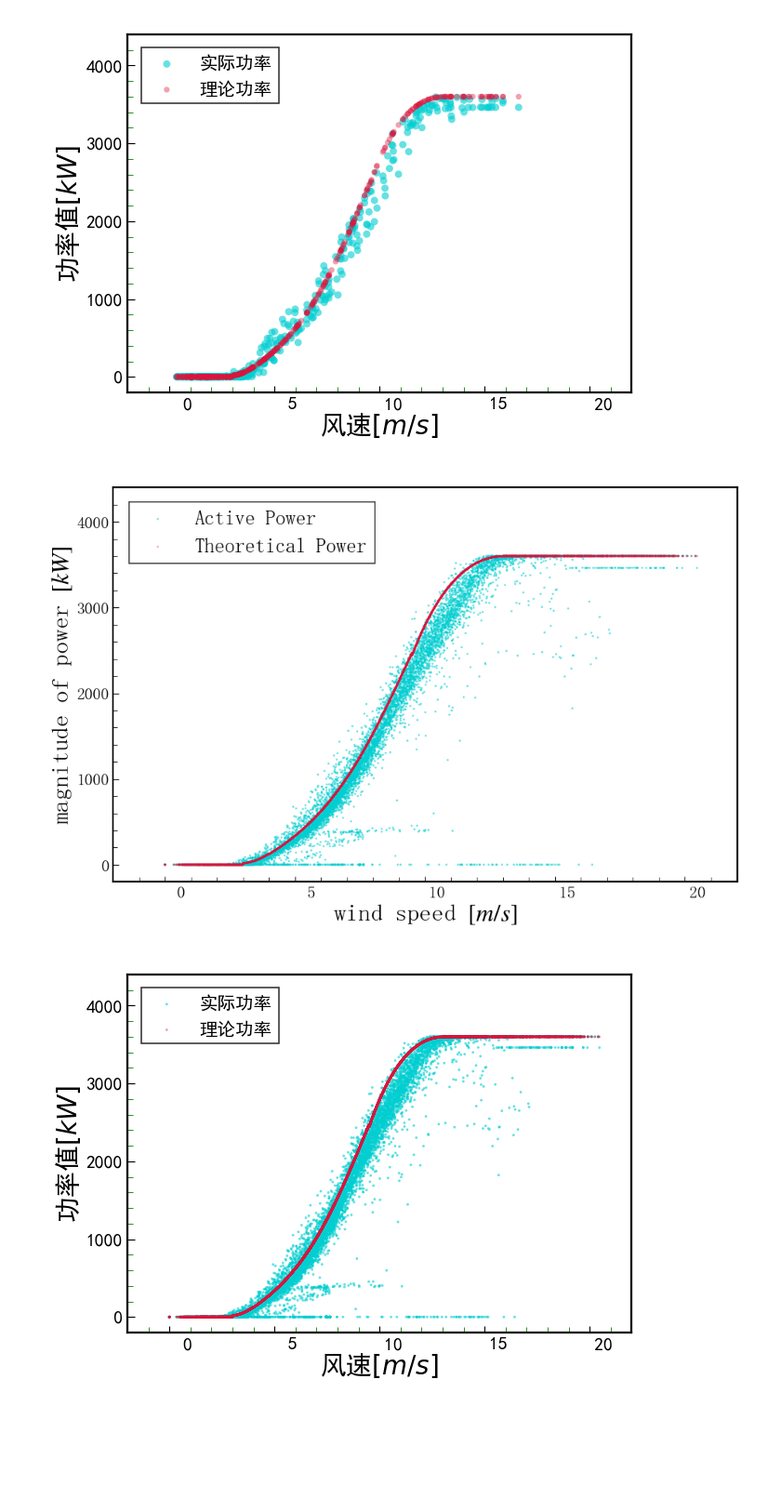
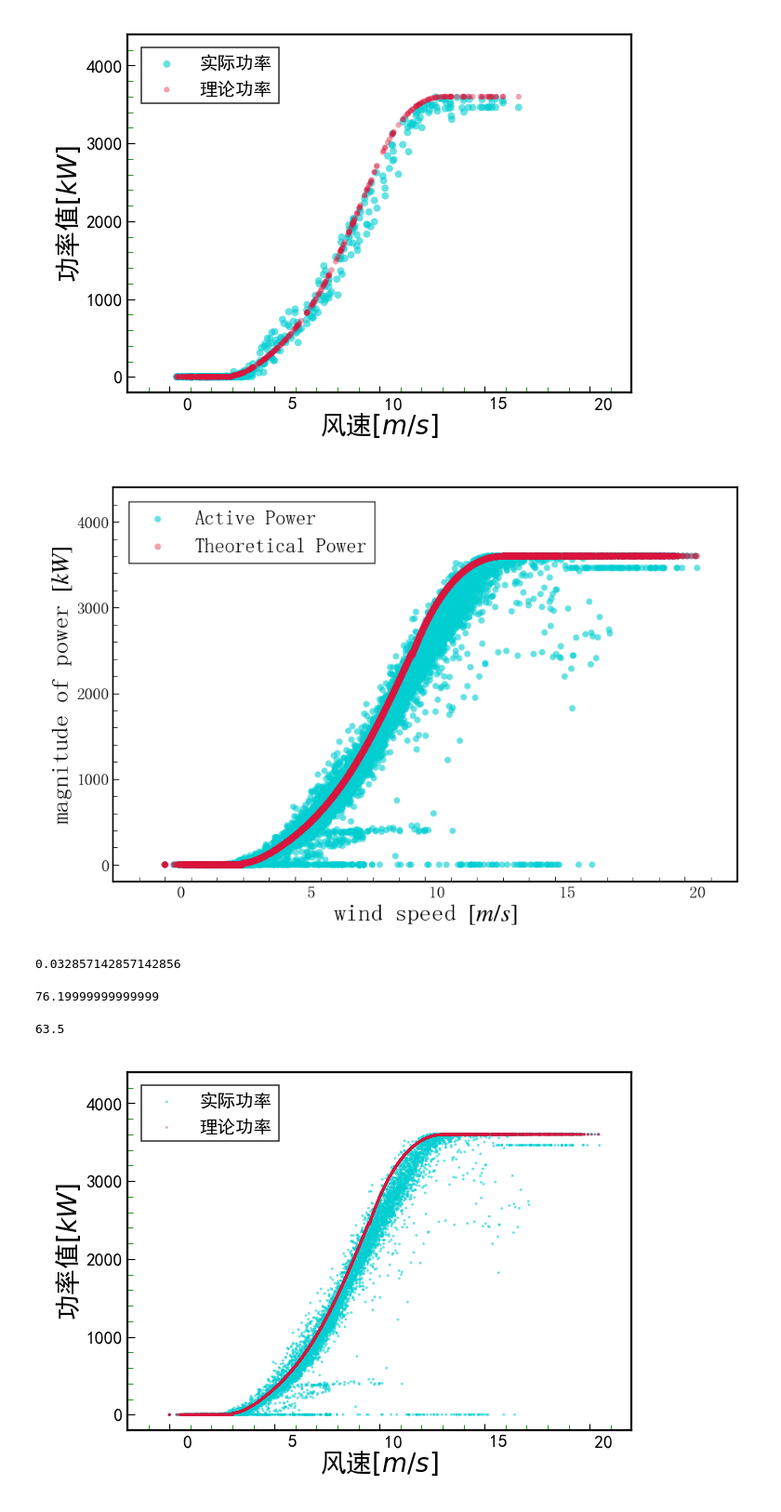
Before and after one commit to orange180/scada-data-of-a-wind-turbine, a Jupyter notebook: analysis_windTurbineScada.ipynb, the cells around one changed output. Shown at 93% size. Saved outputs shown, nothing was run; the diff lists cells and outputs as text; code cells hidden in the pictures; blank space fills up the shorter version.

```diff
--- a/analysis_windTurbineScada.ipynb
+++ b/analysis_windTurbineScada.ipynb
@@ -748,7 +748,7 @@ rcParams.update(config)
 colors = ['#DC143C', '#00CED1']  #点的颜色
 # fig = plt.figure(figsize=(3.5, 2.5), dpi=600)
 fig,ax = plt.subplots(figsize=(5.5, 3.5), dpi=200) #注意:一般都在ax中设置,不再plot中设置
-area = [1,1]  # 点面积
+area = [10,10]  # 点面积[1.7,1.5]
 plt.xlabel("wind speed $[m/s]$", fontsize=12, labelpad=1)
 plt.ylabel("magnitude of power $[kW]$", fontsize=12, labelpad=1.3)
 plt.xlim(-2,22)
@@ -760,35 +760,47 @@ plt.scatter(x, plot1, s=area[0], marker='o', c=colors[0], edgecolors='none', alp
 #修改主刻度
 xmajorLocator = MultipleLocator(5) #将x主刻度标签设置为 的倍数
 xmajorFormatter = FormatStrFormatter('%5.1d') #设置x轴标签文本的格式
 ymajorLocator = MultipleLocator(1000) #将y轴主刻度标签设置为 的倍数
 ymajorFormatter = FormatStrFormatter('%4.1d') #设置y轴标签文本的格式
 #设置主刻度标签的位置,标签文本的格式
 ax.xaxis.set_major_locator(xmajorLocator)
 ax.xaxis.set_major_formatter(xmajorFormatter)
 ax.yaxis.set_major_locator(ymajorLocator)
 ax.yaxis.set_major_formatter(ymajorFormatter)
 #修改次刻度
 xminorLocator = MultipleLocator(1) #将x轴次刻度标签设置为5的倍数
 yminorLocator = MultipleLocator(200) #将此y轴次刻度标签设置为0.1的倍数
 #设置次刻度标签的位置,没有标签文本格式
 ax.xaxis.set_minor_locator(xminorLocator)
 ax.yaxis.set_minor_locator(yminorLocator)
 
 ax.tick_params(axis='x', labelsize=8, direction='in', pad=1.8, length=2.7, width=0.4)  # 刻度值大小, rotation=40
 ax.tick_params(axis='y', labelsize=8, direction='in', pad=1.8, length=2.7, width=0.4)
 ax.tick_params(axis="x", which='minor', direction='in', length=2, width=0.3)#, color="green"
 ax.tick_params(axis="y", which='minor', direction='in', length=2, width=0.3)#, color="green"
 
 legend = plt.legend(loc='upper left', frameon=True, bbox_to_anchor=(0.01, 0.99), ncol=1,fancybox=False,
                     facecolor='white',edgecolor='black', fontsize=10)
 frame = legend.get_frame()
 frame.set_linewidth(0.57) # 设置图例边框线宽
 
-plt.savefig('output/scatter of Wind Speed and Power2.png', dpi=600)
+plt.savefig('output/scatter of Wind Speed and Power1.png', dpi=600)
 plt.show()
 plt.close(fig)
 # %% [output]
-[figure, old version]
+[figure, new version]
+# %%
+115/3500
+# %% [output]
+0.032857142857142856
+# %%
+3*25.4
+# %% [output]
+76.19999999999999
+# %%
+2.5*25.4
+# %% [output]
+63.5
 # %%
 ser = serScada
 s=40000
```
Also changed, not shown: parts of 3 cells of this notebook, 23 other files.
